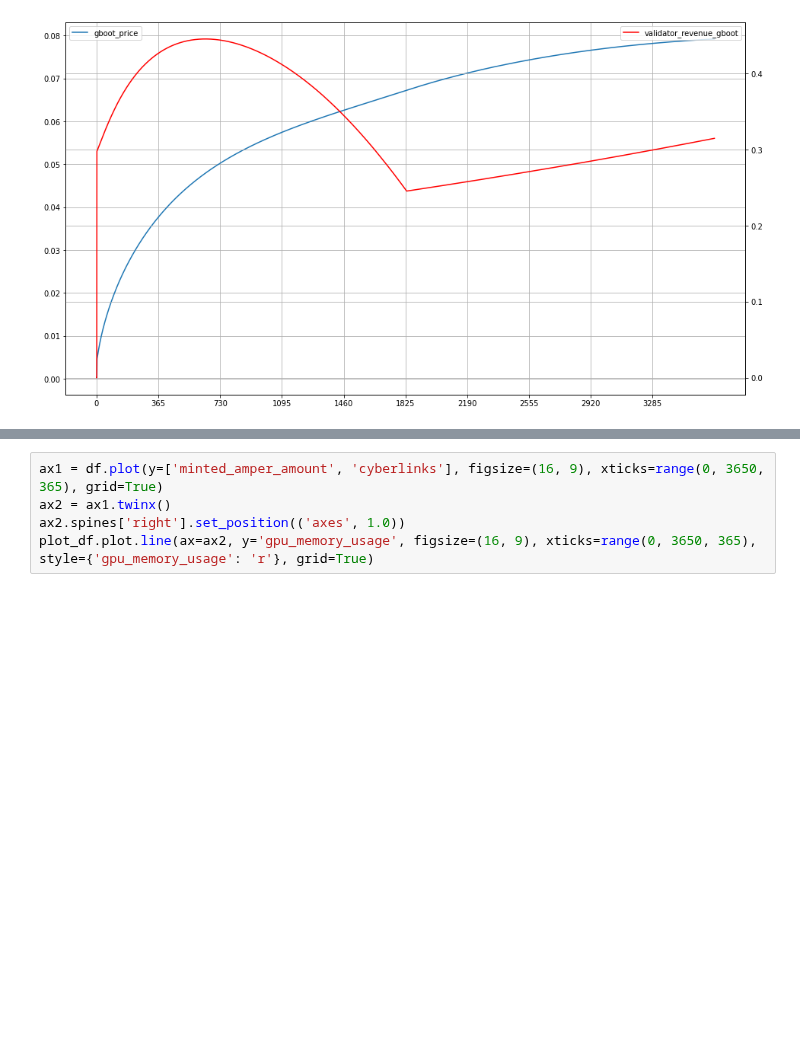
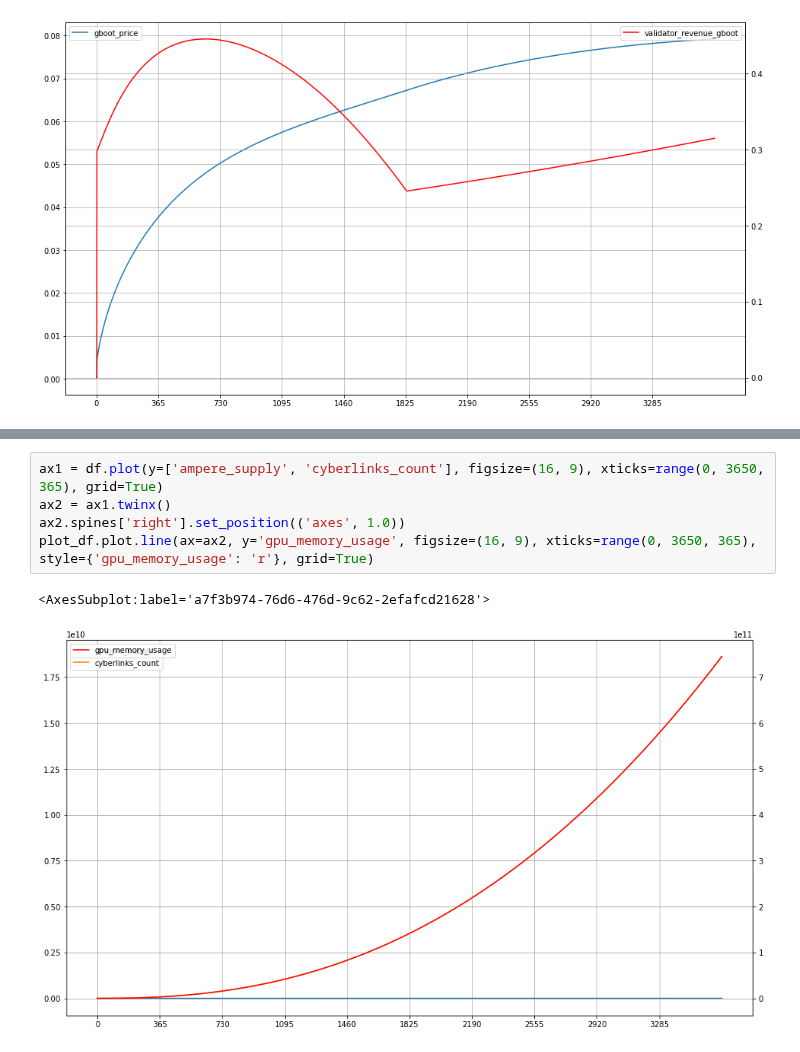
Before and after one commit to cybercongress/cybernomics, a Jupyter notebook: bostrom_simulation/simulation.ipynb, the cells around one changed output, grey strips where cells are left out. Drawn from its saved outputs; the diff is of its cells as text; blank space fills up the shorter version.

```diff
--- a/bostrom_simulation/simulation.ipynb
+++ b/bostrom_simulation/simulation.ipynb
@@ -238,7 +247,10 @@ plot_df.plot.line(ax=ax2, y='investmint_max_period', figsize=(16, 9), xticks=ran
 [figure]
 # %%
-ax1 = df.plot(y=['minted_amper_amount', 'cyberlinks'], figsize=(16, 9), xticks=range(0, 3650, 365), grid=True)
+ax1 = df.plot(y=['ampere_supply', 'cyberlinks_count'], figsize=(16, 9), xticks=range(0, 3650, 365), grid=True)
 ax2 = ax1.twinx()
 ax2.spines['right'].set_position(('axes', 1.0))
 plot_df.plot.line(ax=ax2, y='gpu_memory_usage', figsize=(16, 9), xticks=range(0, 3650, 365), style={'gpu_memory_usage': 'r'}, grid=True)
+# %% [output]
+<AxesSubplot:label='a7f3b974-76d6-476d-9c62-2efafcd21628'>
+[figure, added]
 # %%
```
Also changed, not shown: parts of 9 cells of this notebook, 3 other files.
